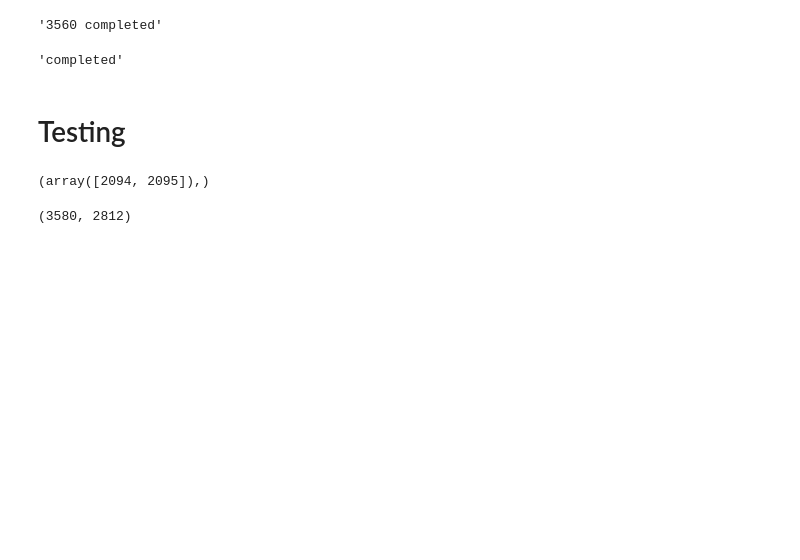
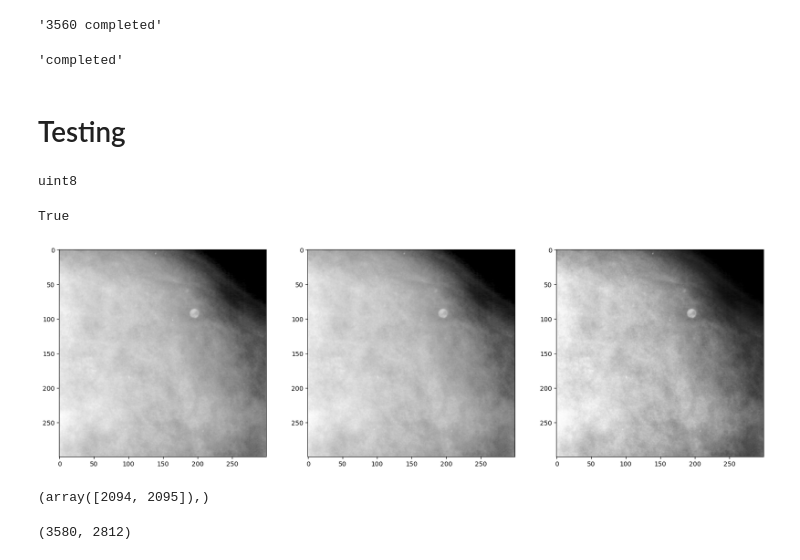
Before and after one commit to ChoyJJ/FYP_B, a Jupyter notebook: Dataset_Selection/CBIS_DDSM_ROI.ipynb, the cells around one changed output. Cells and saved outputs as stored; diff of their text form; code cells hidden in the pictures; blank space fills up the shorter version.

```diff
--- a/Dataset_Selection/CBIS_DDSM_ROI.ipynb
+++ b/Dataset_Selection/CBIS_DDSM_ROI.ipynb
@@ -190,0 +228,8 @@ print(len(calc_train_malignant)+len(mass_train_malignant))
+# %%
+# Remove images with annotations and other things that can affect the training
+ignore_id = []
+for dirName, subdirList, fileList in os.walk(roi_path+'Need_revise/'):
+    for fname in fileList:
+        if fname.endswith('.png'):
+            ignore_id.append('_'.join(fname.split('.')[0].split('_')[:-1]))
+print(ignore_id)
@@ -418,6 +477,47 @@ update_display("completed",display_id="Progress_display")
 'completed'
 # %% [markdown]
 # Testing
+# %%
+def global_contrast_normalization(image, scale=1.0, subtract_mean=True, use_std=True, sqrt_bias=10):
+    """
+    Apply global contrast normalization to an image.
+    Args:
+        image (numpy.ndarray): input image.
+        scale (float): scaling factor for normalized values.
+        subtract_mean (bool): whether to subtract mean of image values.
+        use_std (bool): whether to divide by standard deviation of image values.
+        sqrt_bias (float): factor to prevent division by zero.
+    Returns:
+        numpy.ndarray: normalized image.
+    """
+    if subtract_mean:
+        image = image - np.mean(image)
+
+    if use_std:
+        image = image / np.sqrt(np.var(image) + sqrt_bias)
+
+    return scale * image
+# %%
+plt.figure(figsize=(20,60))
+data = cv2.imread('/mnt/d/Datasets/CBIS-DDSM/ROI/augmented/val/benign/P_00647_RIGHT_CC_1_1.png', cv2.IMREAD_GRAYSCALE)
+plt.subplot(131)
+plt.imshow(data,cmap='gray')
+
+data = global_contrast_normalization(data,scale=1,sqrt_bias=10,use_std=False)
+# print(data.min())
+plt.subplot(132)
+plt.imshow(data,cmap='gray')
+data = np.interp(data,(data.min(),data.max()),(0,255)).astype(dtype=np.uint8)
+print(data.dtype)
+testclahe = cv2.createCLAHE(clipLimit=1.0, tileGridSize=(1,1))
+data = testclahe.apply(data)
+plt.subplot(133)
+plt.imshow(data,cmap='gray')
+cv2.imwrite('/mnt/d/Datasets/CBIS-DDSM/testing1.png',data)
+# %% [output]
+uint8
+True
+[figure, added]
 # %%
 np.where(img_id == "523cdecbef6f4fa9ec4c49ead52846ba" )
 # %% [output]
```
Also changed, not shown: parts of 11 cells of this notebook, 6 other files.
